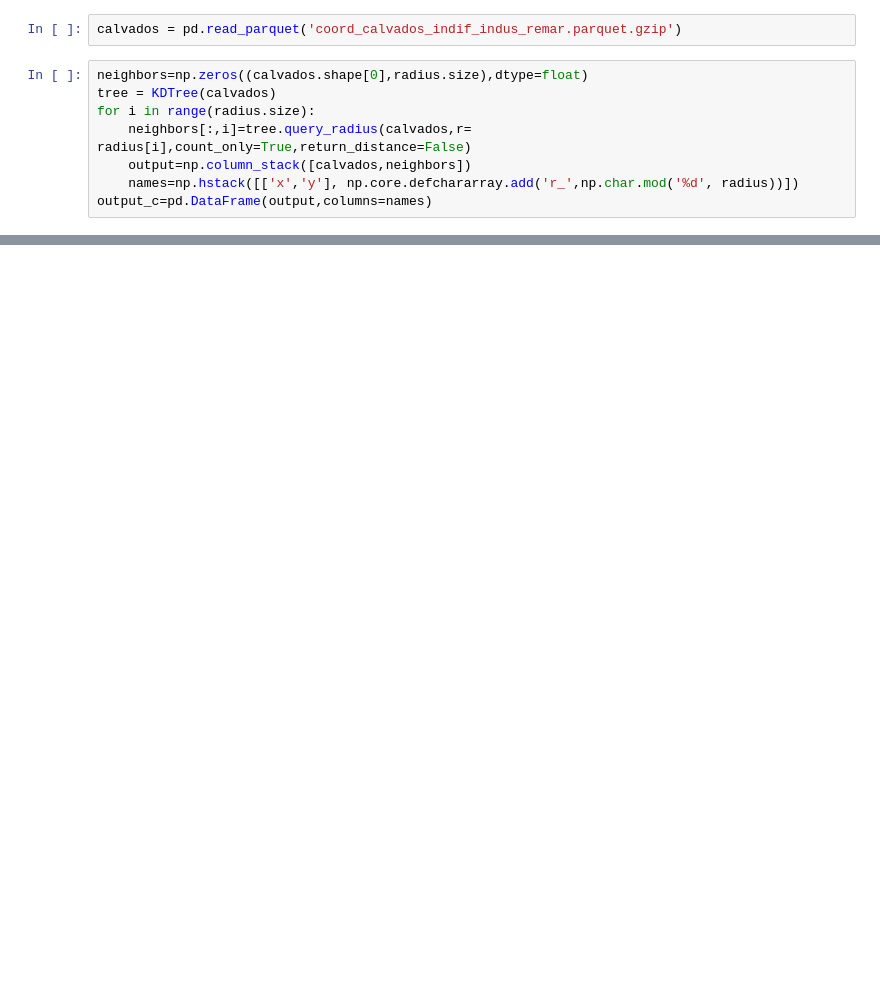
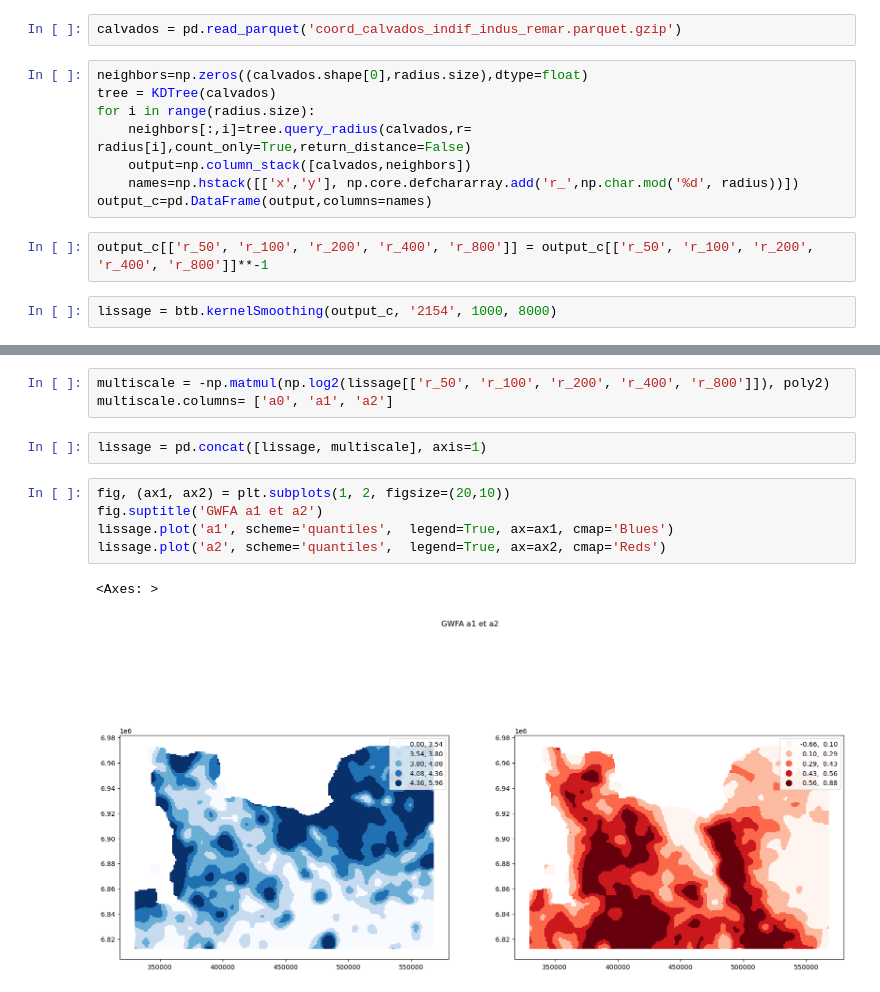
Before and after one commit to fsemecurbe/multiscale_analysis, a Jupyter notebook: multiscale_analysis.ipynb, the cells around one changed output, grey strips where cells are left out. Drawn from its saved outputs; the diff is of its cells as text; blank space fills up the shorter version.

```diff
--- a/multiscale_analysis.ipynb
+++ b/multiscale_analysis.ipynb
@@ -95,3 +94,7 @@ for i in range(radius.size):
     output=np.column_stack([calvados,neighbors])
     names=np.hstack([['x','y'], np.core.defchararray.add('r_',np.char.mod('%d', radius))])
 output_c=pd.DataFrame(output,columns=names)
+# %%
+output_c[['r_50', 'r_100', 'r_200', 'r_400', 'r_800']] = output_c[['r_50', 'r_100', 'r_200', 'r_400', 'r_800']]**-1
+# %%
+lissage = btb.kernelSmoothing(output_c, '2154', 1000, 8000)
@@ -97,0 +119,13 @@ output_c=pd.DataFrame(output,columns=names)
+# %%
+multiscale = -np.matmul(np.log2(lissage[['r_50', 'r_100', 'r_200', 'r_400', 'r_800']]), poly2)
+multiscale.columns= ['a0', 'a1', 'a2']
+# %%
+lissage = pd.concat([lissage, multiscale], axis=1)
+# %%
+fig, (ax1, ax2) = plt.subplots(1, 2, figsize=(20,10))
+fig.suptitle('GWFA a1 et a2')
+lissage.plot('a1', scheme='quantiles',  legend=True, ax=ax1, cmap='Blues')
+lissage.plot('a2', scheme='quantiles',  legend=True, ax=ax2, cmap='Reds')
+# %% [output]
+<Axes: >
+[figure, added]
```
Also changed, not shown: parts of 4 cells of this notebook.
